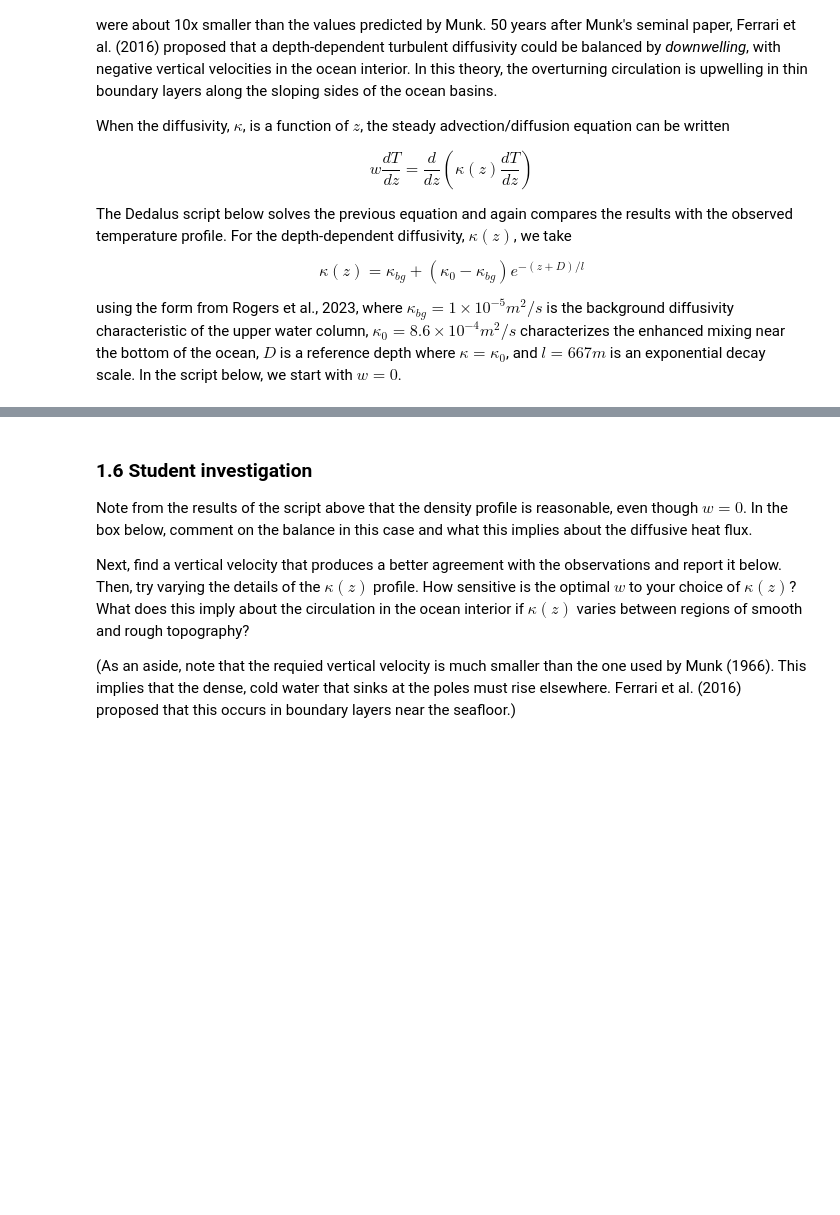
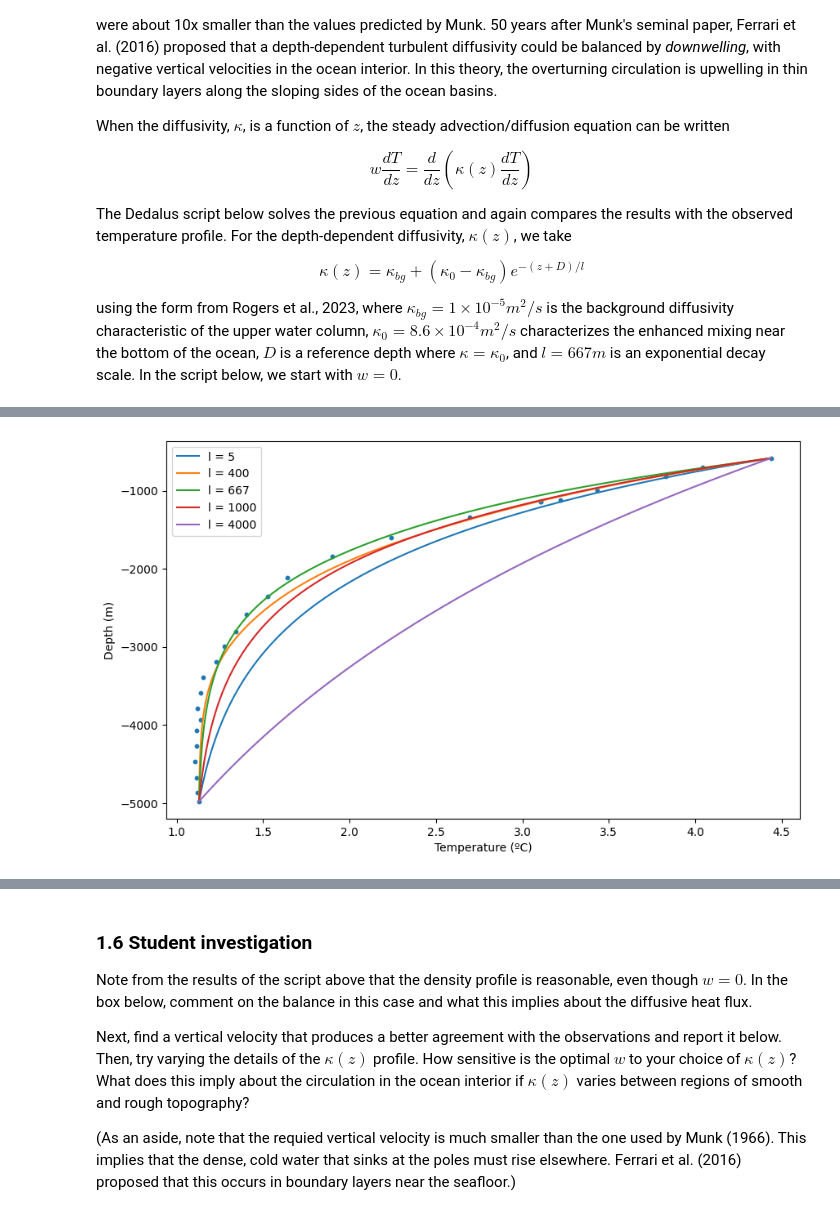
Before and after one commit to PolinaSevastyanova1/QCES, a Jupyter notebook: Project2_transport.ipynb, the cells around one changed output, grey strips where cells are left out. Drawn from its saved outputs; the diff is of its cells as text; code cells hidden in the pictures; blank space fills up the shorter version.

```diff
--- a/Project2_transport.ipynb
+++ b/Project2_transport.ipynb
@@ -673,0 +674,72 @@ When w=0, upwelling balances with downwelling, although you wouldn't have both a
+# %%
+# prompt: Plow what is immediately above, but in the kappa function, change the l to 600, 630,667, 680, 750. solve for each kappa and plot all on the same graph
+
+import logging
+import os
+import dedalus.public as de
+from google.colab import output
+import matplotlib.pyplot as plt
+import numpy as np
+import dedalus.public as d3
+import dedalus.public as de
+from google.colab import output
+
+# ... (Your existing code for setup and CTD data) ...
+
+# Set the upwelling velocity
+w = 8e-9  # m/s
+# Set the diffusivity values
+#kappa_values = [0.000005, 0.00001, 0.000015, 0.00002, 0.000025, 0.00003]
+#kappa_values = [1e-4, 6.8e-5, 6e-5, 8e-5, 1e-5, 5e-4]
+l_values = [5, 400, 667, 1000,4000]
+
+# Create a figure and axes
+plt.figure(figsize=(10, 6))
+
+# Loop through different kappa values and solve the problem
+for l in l_values:
+    # Bases
+    zcoord = d3.Coordinate('z')
+    dist = d3.Distributor(zcoord, dtype=np.float64)
+    zbasis = d3.Chebyshev(zcoord, size=Nz, bounds=(z_bottom, z_surface))
+    z = dist.local_grid(zbasis)
+
+    # Fields
+    T = dist.Field(name='T', bases=zbasis)
+    kappa = dist.Field(name='kappa', bases=zbasis)
+    # Set the diffusivity
+    # Below is the diffusivity profile from Rogers et al., 2023
+    kappa['g']=1e-5 + (8.6e-4-1e-5)*np.exp((-5e3-z)/l) # m^2/s
+
+    # Add two tau variables to allow us to apply two boundary conditions
+    tau_1 = dist.Field(name='tau_1')
+    tau_2 = dist.Field(name='tau_2')
+    lift_basis = zbasis.derivative_basis(1)
+    lift = lambda A: d3.Lift(A, lift_basis, -1)
+
+    # Substitutions
+    dz = lambda A: d3.Differentiate(A, zcoord)
+    Tz = dz(T) + lift(tau_1)
+    Tzz = dz(Tz) + lift(tau_2)
+
+    # Problem
+    problem = d3.LBVP([T, tau_1, tau_2], namespace=locals())
+    problem.add_equation("w*Tz - dz(kappa*Tz) + lift(tau_2) = 0")
+    problem.add_equation("T(z=z_surface) = T_surface")
+    problem.add_equation("T(z=z_bottom) = T_bottom")
+
+    # Solver
+    solver = problem.build_solver()
+    solver.solve()
+
+    # Plot
+    Tg = T['g']
+    plt.plot(Tg, z, label=f'l = {l}')
+
+# Add labels and legend
+plt.scatter(CTD_T, CTD_z, s=10)
+plt.xlabel('Temperature (ºC)')
+plt.ylabel('Depth (m)')
+plt.legend()
+plt.show()
+# %% [output]
@@ -673,0 +756 @@ When w=0, upwelling balances with downwelling, although you wouldn't have both a
+[figure, added]
```
Also changed, not shown: parts of 8 cells of this notebook.
